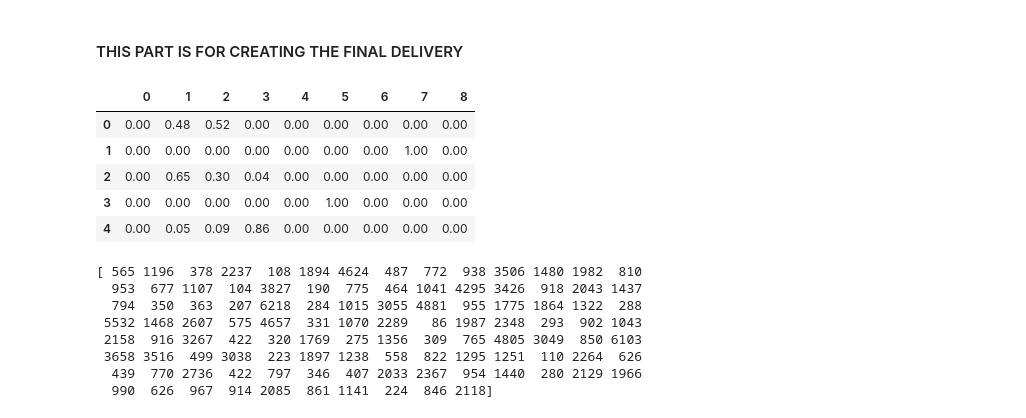
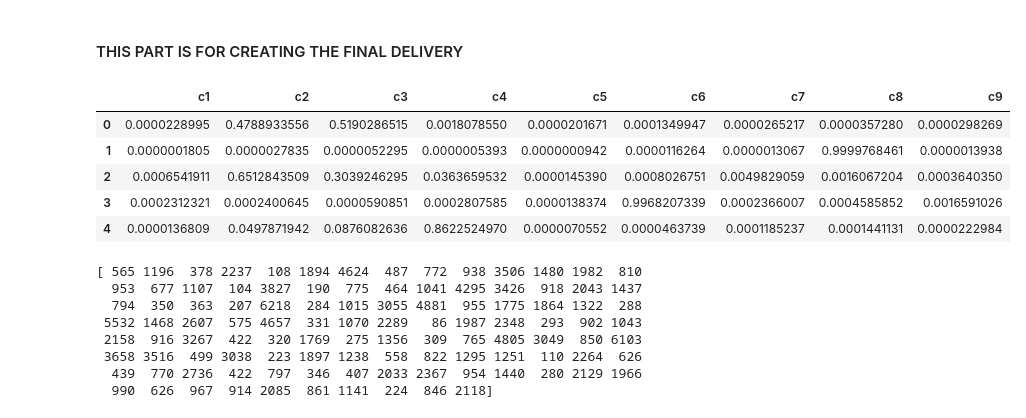
Before and after one commit to stopdemir/Machine-Learning-Study, a Jupyter notebook: SWC.ipynb, the cells around one changed output. Drawn from its saved outputs; the diff is of its cells as text; code cells hidden in the pictures.

Commit message:
variance threshold

```diff
--- a/SWC.ipynb
+++ b/SWC.ipynb
@@ -77,0 +88,13 @@ plt.show()
+# %%
+X = train_data.drop(['y'], axis = 1)
+vt = VarianceThreshold(threshold=0.045)
+vt.fit(X)
+
+# find the features that meet the variance threshold
+mask = vt.get_support()
+chosen_features = list(X.loc[:, mask].columns)
+removed_features = [feature for feature in X.columns if feature not in chosen_features]
+
+# show the chosen and removed features
+print('Chosen features: {}'.format(chosen_features))
+print('Removed features: {}'.format(removed_features))
@@ -78,3 +104,8 @@ plt.show()
+# %%
+if(True):
+    frames = [train_data[chosen_features], train_data['y']]
+    train_data = pd.concat(frames)
+    test_data = test_data[chosen_features]
 # %% [markdown]
 ### TSNE
 # %%
@@ -282,12 +312,12 @@ LGBMC Log Loss: 0.4507463839375169
 # %%
 y_probability_final = lgbm.predict_proba(test_data)
 # %%
-y_probability_final = pd.DataFrame(y_probability_final)
+y_probability_final = pd.DataFrame(y_probability_final ,columns=['c1','c2','c3','c4','c5','c6','c7','c8','c9'])
 y_probability_final.head(5)
 # %% [output]
-|  | 0 | 1 | 2 | 3 | 4 | 5 | 6 | 7 | 8 |
-| 0 | 0.00 | 0.48 | 0.52 | 0.00 | 0.00 | 0.00 | 0.00 | 0.00 | 0.00 |
-| 1 | 0.00 | 0.00 | 0.00 | 0.00 | 0.00 | 0.00 | 0.00 | 1.00 | 0.00 |
-| 2 | 0.00 | 0.65 | 0.30 | 0.04 | 0.00 | 0.00 | 0.00 | 0.00 | 0.00 |
-| 3 | 0.00 | 0.00 | 0.00 | 0.00 | 0.00 | 1.00 | 0.00 | 0.00 | 0.00 |
-| 4 | 0.00 | 0.05 | 0.09 | 0.86 | 0.00 | 0.00 | 0.00 | 0.00 | 0.00 |
+|  | c1 | c2 | c3 | c4 | c5 | c6 | c7 | c8 | c9 |
+| 0 | 0.0000228995 | 0.4788933556 | 0.5190286515 | 0.0018078550 | 0.0000201671 | 0.0001349947 | 0.0000265217 | 0.0000357280 | 0.0000298269 |
+| 1 | 0.0000001805 | 0.0000027835 | 0.0000052295 | 0.0000005393 | 0.0000000942 | 0.0000116264 | 0.0000013067 | 0.9999768461 | 0.0000013938 |
+| 2 | 0.0006541911 | 0.6512843509 | 0.3039246295 | 0.0363659532 | 0.0000145390 | 0.0008026751 | 0.0049829059 | 0.0016067204 | 0.0003640350 |
+| 3 | 0.0002312321 | 0.0002400645 | 0.0000590851 | 0.0002807585 | 0.0000138374 | 0.9968207339 | 0.0002366007 | 0.0004585852 | 0.0016591026 |
+| 4 | 0.0000136809 | 0.0497871942 | 0.0876082636 | 0.8622524970 | 0.0000070552 | 0.0000463739 | 0.0001185237 | 0.0001441131 | 0.0000222984 |
```
Also changed, not shown: parts of 8 cells of this notebook, 2 other files.
